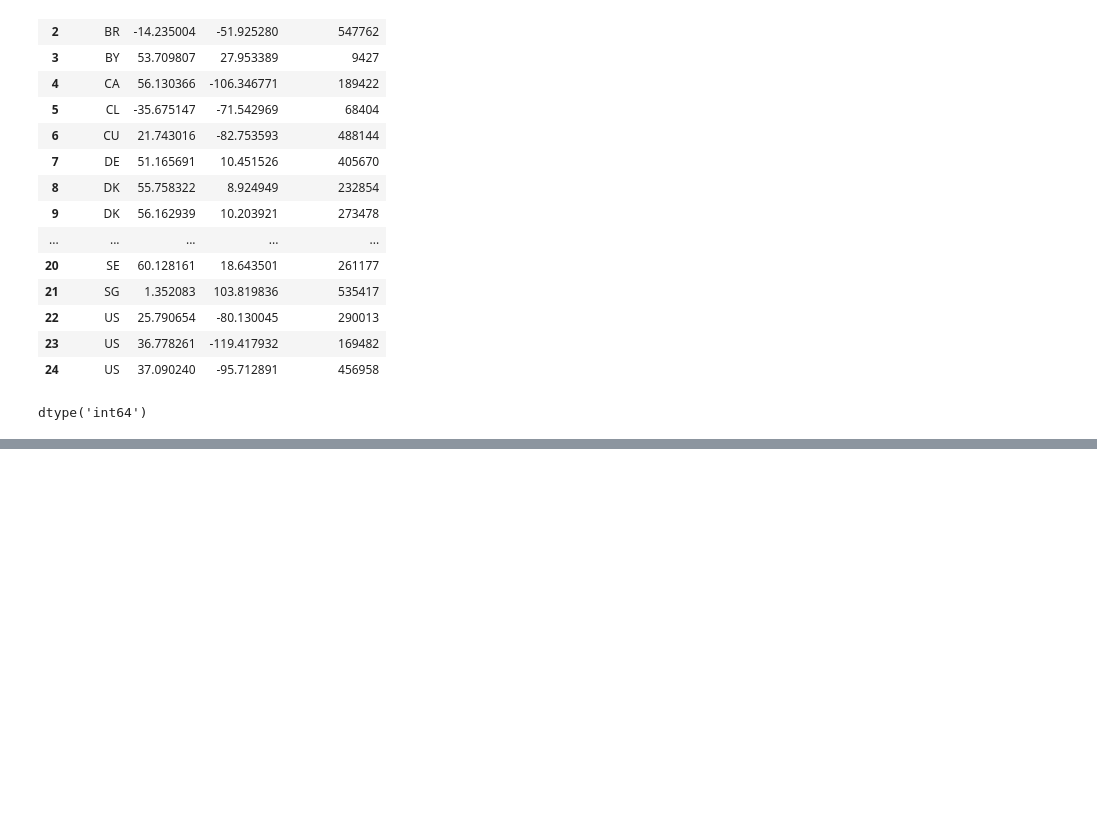
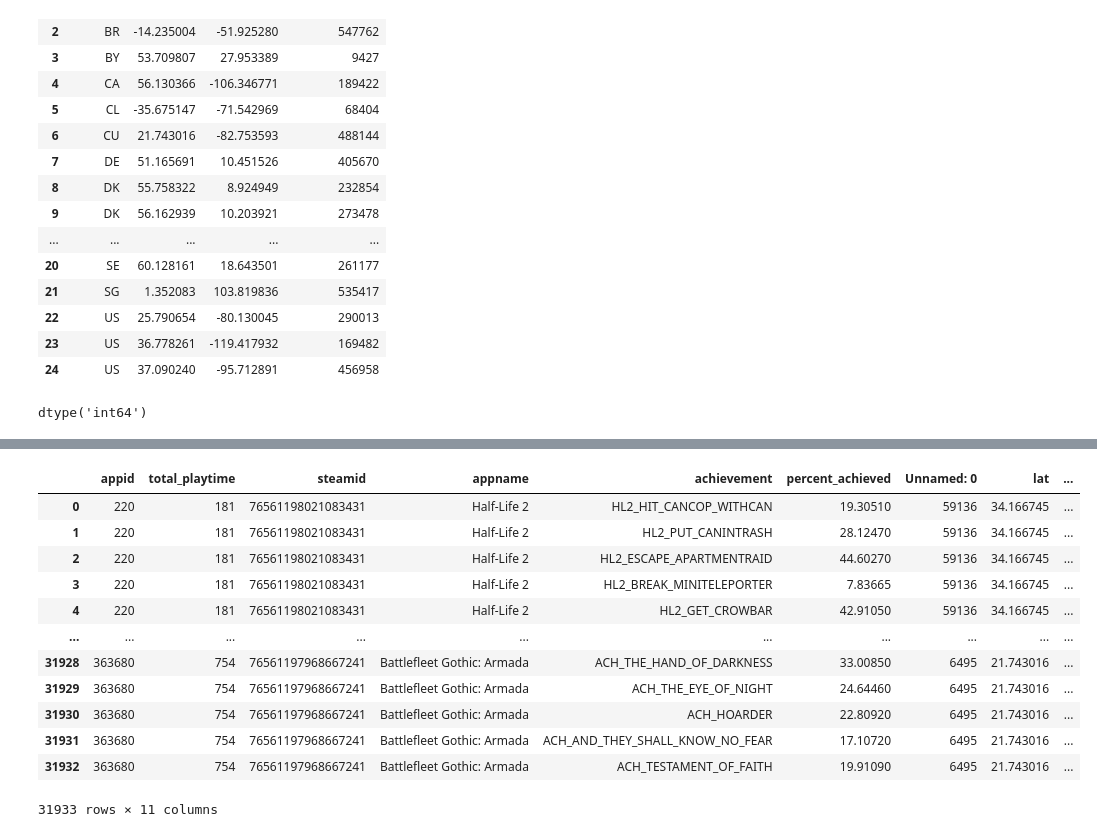
Before and after one commit to tanay-gangey/Full-Steam-Ahead, a Jupyter notebook: notebook/Process Steam Data Player Achievement.ipynb, the cells around one changed output, grey strips where cells are left out. Cells and saved outputs as stored; diff of their text form; code cells hidden in the pictures; blank space fills up the shorter version.

```diff
--- a/notebook/Process Steam Data Player Achievement.ipynb
+++ b/notebook/Process Steam Data Player Achievement.ipynb
@@ -280,0 +286,16 @@ dtype('int64')
+# %%
+combined.merge(loc_df, on="steamid").dropna()
+# %% [output]
+|  | appid | total_playtime | steamid | appname | achievement | percent_achieved | Unnamed: 0 | lat | ... |
+| 0 | 220 | 181 | 76561198021083431 | Half-Life 2 | HL2_HIT_CANCOP_WITHCAN | 19.30510 | 59136 | 34.166745 | ... |
+| 1 | 220 | 181 | 76561198021083431 | Half-Life 2 | HL2_PUT_CANINTRASH | 28.12470 | 59136 | 34.166745 | ... |
+| 2 | 220 | 181 | 76561198021083431 | Half-Life 2 | HL2_ESCAPE_APARTMENTRAID | 44.60270 | 59136 | 34.166745 | ... |
+| 3 | 220 | 181 | 76561198021083431 | Half-Life 2 | HL2_BREAK_MINITELEPORTER | 7.83665 | 59136 | 34.166745 | ... |
+| 4 | 220 | 181 | 76561198021083431 | Half-Life 2 | HL2_GET_CROWBAR | 42.91050 | 59136 | 34.166745 | ... |
+| ... | ... | ... | ... | ... | ... | ... | ... | ... | ... |
+| 31928 | 363680 | 754 | 76561197968667241 | Battlefleet Gothic: Armada | ACH_THE_HAND_OF_DARKNESS | 33.00850 | 6495 | 21.743016 | ... |
+| 31929 | 363680 | 754 | 76561197968667241 | Battlefleet Gothic: Armada | ACH_THE_EYE_OF_NIGHT | 24.64460 | 6495 | 21.743016 | ... |
+| 31930 | 363680 | 754 | 76561197968667241 | Battlefleet Gothic: Armada | ACH_HOARDER | 22.80920 | 6495 | 21.743016 | ... |
+| 31931 | 363680 | 754 | 76561197968667241 | Battlefleet Gothic: Armada | ACH_AND_THEY_SHALL_KNOW_NO_FEAR | 17.10720 | 6495 | 21.743016 | ... |
+| 31932 | 363680 | 754 | 76561197968667241 | Battlefleet Gothic: Armada | ACH_TESTAMENT_OF_FAITH | 19.91090 | 6495 | 21.743016 | ... |
+31933 rows × 11 columns
```
Also changed, not shown: parts of 7 cells of this notebook, 1 other file.
